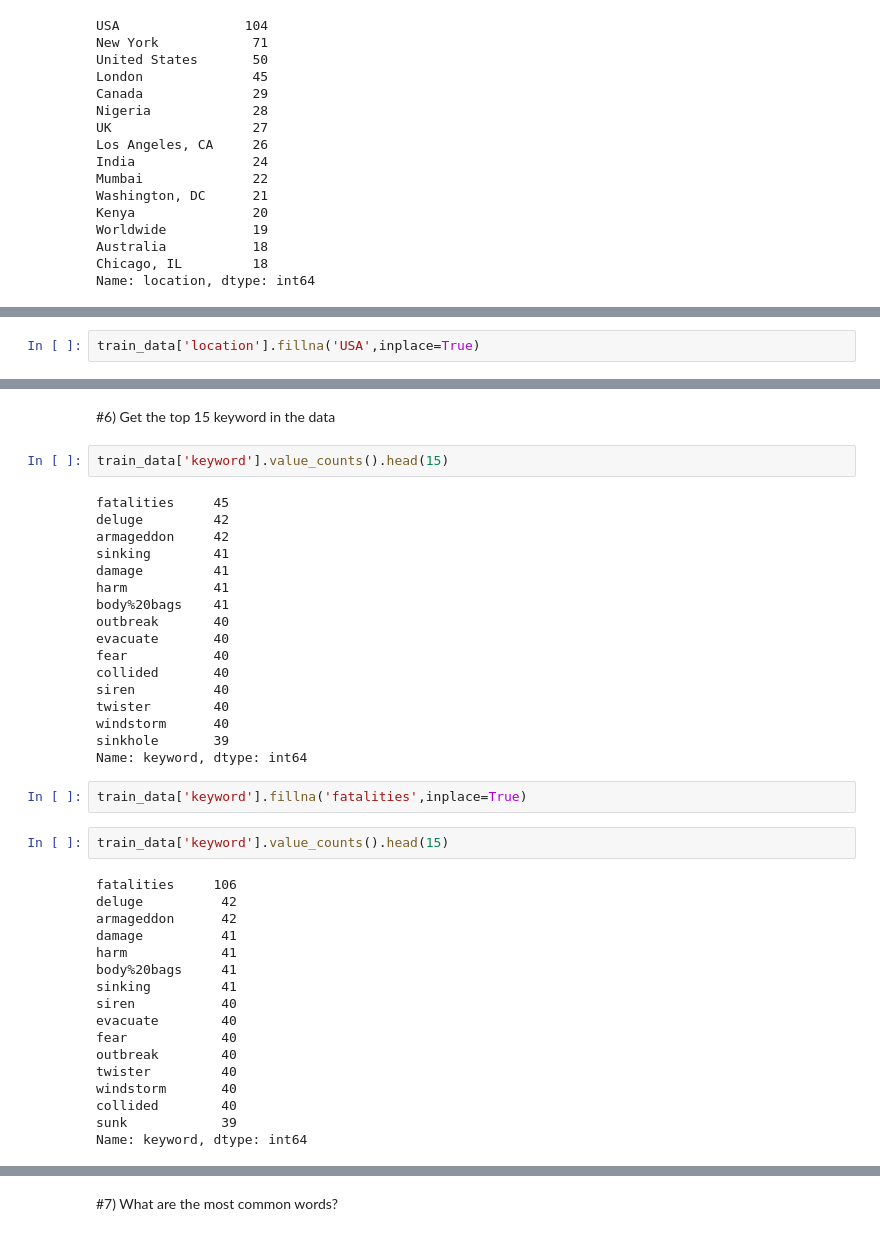
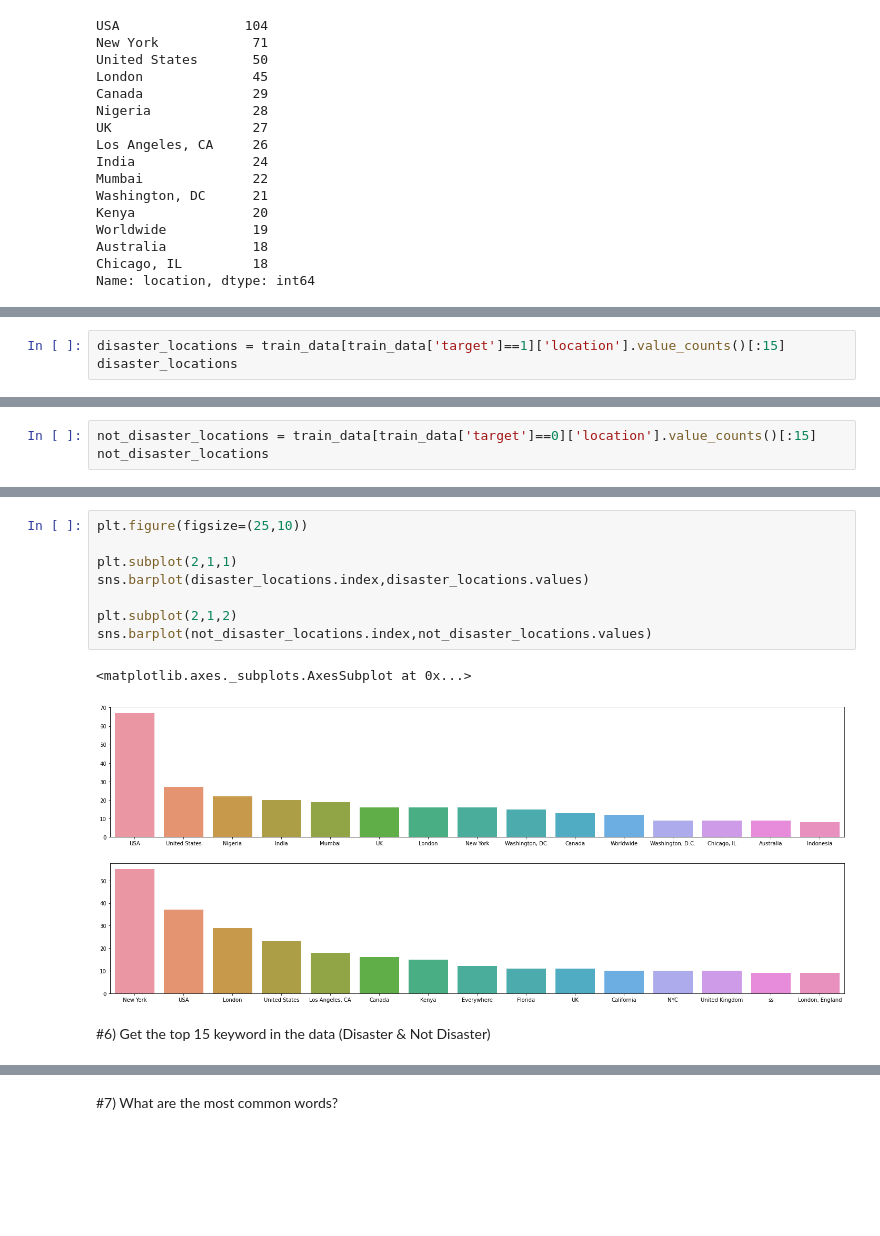
Before and after one commit to Ahmed-Shatla/Predicting-disaster-tweets-using-LSTM, a Jupyter notebook: AMIT_PROJECT.ipynb, the cells around one changed output, grey strips where cells are left out. Saved outputs shown, nothing was run; the diff lists cells and outputs as text; blank space fills up the shorter version.

```diff
--- a/AMIT_PROJECT.ipynb
+++ b/AMIT_PROJECT.ipynb
@@ -75,2 +69,0 @@ dtype: object
-# %%
-train_data['location'].fillna('USA',inplace=True)
@@ -95,0 +70,3 @@ Name: location, dtype: int64
+# %%
+disaster_locations = train_data[train_data['target']==1]['location'].value_counts()[:15]
+disaster_locations
@@ -95,0 +90,3 @@ Name: location, dtype: int64
+# %%
+not_disaster_locations = train_data[train_data['target']==0]['location'].value_counts()[:15]
+not_disaster_locations
@@ -96,42 +110,13 @@ Name: location, dtype: int64
+# %%
+plt.figure(figsize=(25,10))
+
+plt.subplot(2,1,1)
+sns.barplot(disaster_locations.index,disaster_locations.values)
+
+plt.subplot(2,1,2)
+sns.barplot(not_disaster_locations.index,not_disaster_locations.values)
+# %% [output]
+<matplotlib.axes._subplots.AxesSubplot at 0x...>
+[figure, added]
 # %% [markdown]
-#6) Get the top 15 keyword in the data
+#6) Get the top 15 keyword in the data (Disaster & Not Disaster)
-# %%
-train_data['keyword'].value_counts().head(15)
-# %% [output]
-fatalities     45
-deluge         42
-armageddon     42
-sinking        41
-damage         41
-harm           41
-body%20bags    41
-outbreak       40
-evacuate       40
-fear           40
-collided       40
-siren          40
-twister        40
-windstorm      40
-sinkhole       39
-Name: keyword, dtype: int64
-# %%
-train_data['keyword'].fillna('fatalities',inplace=True)
-# %%
-train_data['keyword'].value_counts().head(15)
-# %% [output]
-fatalities     106
-deluge          42
-armageddon      42
-damage          41
-harm            41
-body%20bags     41
-sinking         41
-siren           40
-evacuate        40
-fear            40
-outbreak        40
-twister         40
-windstorm       40
-collided        40
-sunk            39
-Name: keyword, dtype: int64
```
Also changed, not shown: parts of 20 cells of this notebook.
